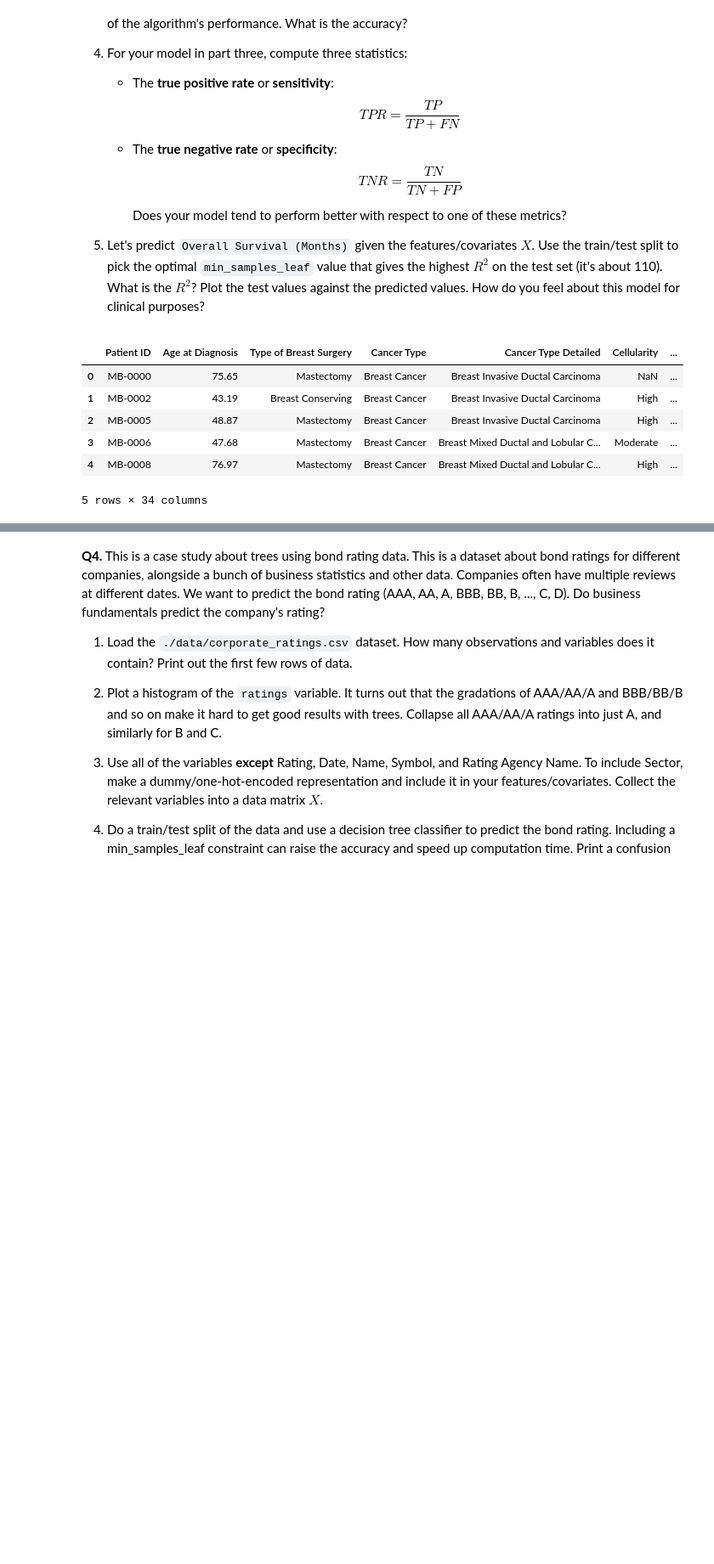
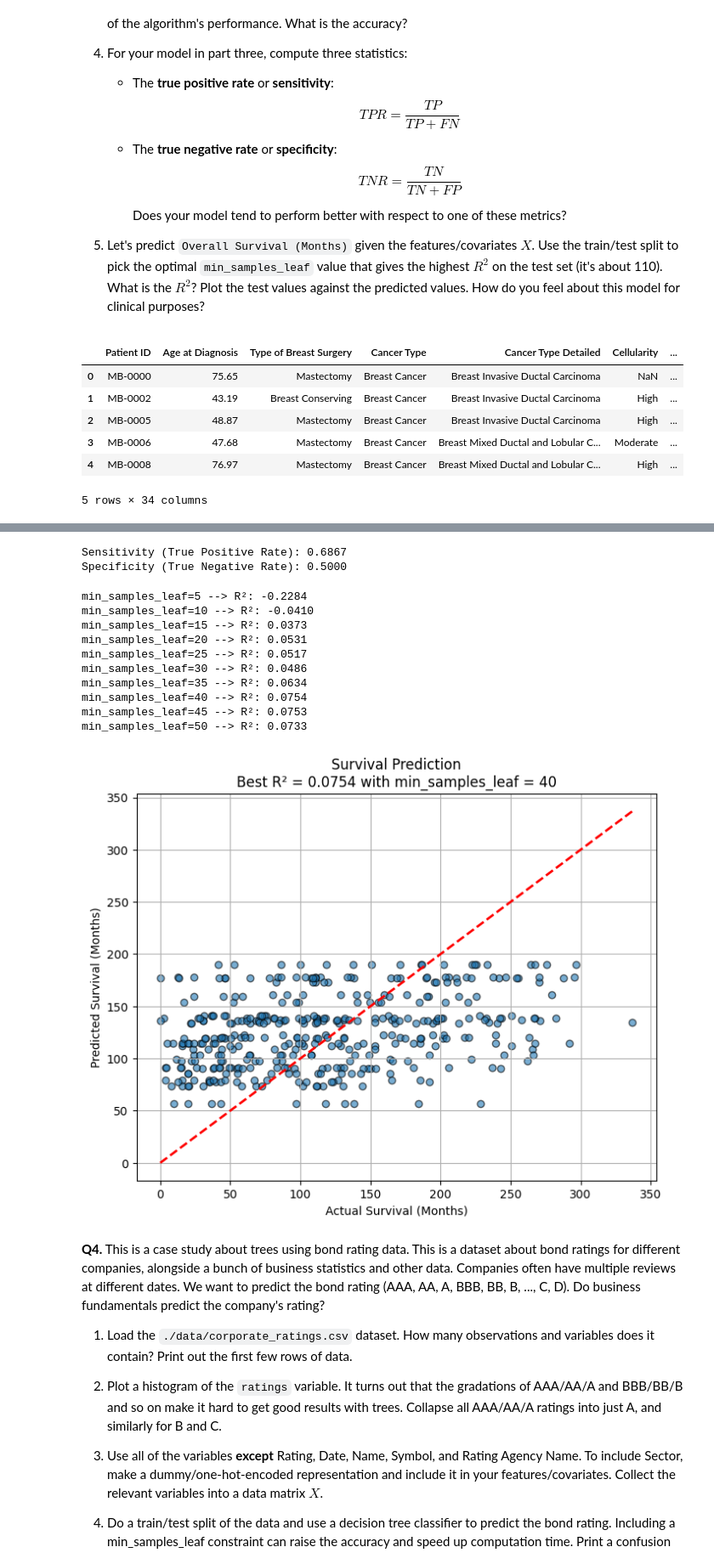
Before and after one commit to ezraattisso/trees, a Jupyter notebook: assignment/assignment.ipynb, the cells around one changed output, grey strips where cells are left out. Shown at 85% size. Drawn from its saved outputs; the diff is of its cells as text; code cells hidden in the pictures; blank space fills up the shorter version.

```diff
--- a/assignment/assignment.ipynb
+++ b/assignment/assignment.ipynb
@@ -434,3 +551,76 @@ for column in X.columns:
+# %%
+## Q3.4
+
+y_pred = clf.predict(X_test)
+cm = confusion_matrix(y_test, y_pred, labels=clf.classes_)
+
+# I'm just assuming class 0 = 'Alive', class 1 = 'Dead' for sake of ease.
+if clf.classes_[0] == 'Alive':
+    TN, FP = cm[0, 0], cm[0, 1]
+    FN, TP = cm[1, 0], cm[1, 1]
+else:
+    TN, FP = cm[1, 1], cm[1, 0]
+    FN, TP = cm[0, 1], cm[0, 0]
+
+sensitivity = TP / (TP + FN) if (TP + FN) > 0 else float('nan')
+specificity = TN / (TN + FP) if (TN + FP) > 0 else float('nan')
+
+print(f"Sensitivity (True Positive Rate): {sensitivity:.4f}")
+print(f"Specificity (True Negative Rate): {specificity:.4f}")
+# %% [output]
+Sensitivity (True Positive Rate): 0.6867
+Specificity (True Negative Rate): 0.5000
+# %%
+## Q3.5
+
+y = cancer_df['Overall Survival (Months)']
+valid_rows = y.notna()
+X_clean = X.loc[valid_rows]
+y_clean = y[valid_rows]
+
+X_train, X_test, y_train, y_test = train_test_split(X_clean, y_clean, test_size=0.2, random_state=42)
+
+best_r2 = -np.inf
+best_leaf = None
+best_model = None
+
+for leaf in range(5, 51, 5):
+    model = DecisionTreeRegressor(min_samples_leaf=leaf, random_state=42)
+    model.fit(X_train, y_train)
+    y_pred = model.predict(X_test)
+    r2 = r2_score(y_test, y_pred)
+
+    print(f"min_samples_leaf={leaf} --> R²: {r2:.4f}")
+
+    if r2 > best_r2:
+        best_r2 = r2
+        best_leaf = leaf
+        best_model = model
+
+
+y_pred_final = best_model.predict(X_test)
+
+
+plt.figure(figsize=(8, 6))
+plt.scatter(y_test, y_pred_final, alpha=0.6, edgecolor='k')
+plt.plot([y_test.min(), y_test.max()], [y_test.min(), y_test.max()], 'r--', lw=2)
+plt.xlabel("Actual Survival (Months)")
+plt.ylabel("Predicted Survival (Months)")
+plt.title(f"Survival Prediction\nBest R² = {best_r2:.4f} with min_samples_leaf = {best_leaf}")
+plt.grid(True)
+plt.show()
+# %% [output]
+min_samples_leaf=5 --> R²: -0.2284
+min_samples_leaf=10 --> R²: -0.0410
+min_samples_leaf=15 --> R²: 0.0373
+min_samples_leaf=20 --> R²: 0.0531
+min_samples_leaf=25 --> R²: 0.0517
+min_samples_leaf=30 --> R²: 0.0486
+min_samples_leaf=35 --> R²: 0.0634
+min_samples_leaf=40 --> R²: 0.0754
+min_samples_leaf=45 --> R²: 0.0753
+min_samples_leaf=50 --> R²: 0.0733
+[figure, added]
 # %% [markdown]
 **Q4.** This is a case study about trees using bond rating data. This is a dataset about bond ratings for different companies, alongside a bunch of business statistics and other data. Companies often have multiple reviews at different dates. We want to predict the bond rating (AAA, AA, A, BBB, BB, B, ..., C, D). Do business fundamentals predict the company's rating?
 
```
Also changed, not shown: parts of 8 cells of this notebook.
